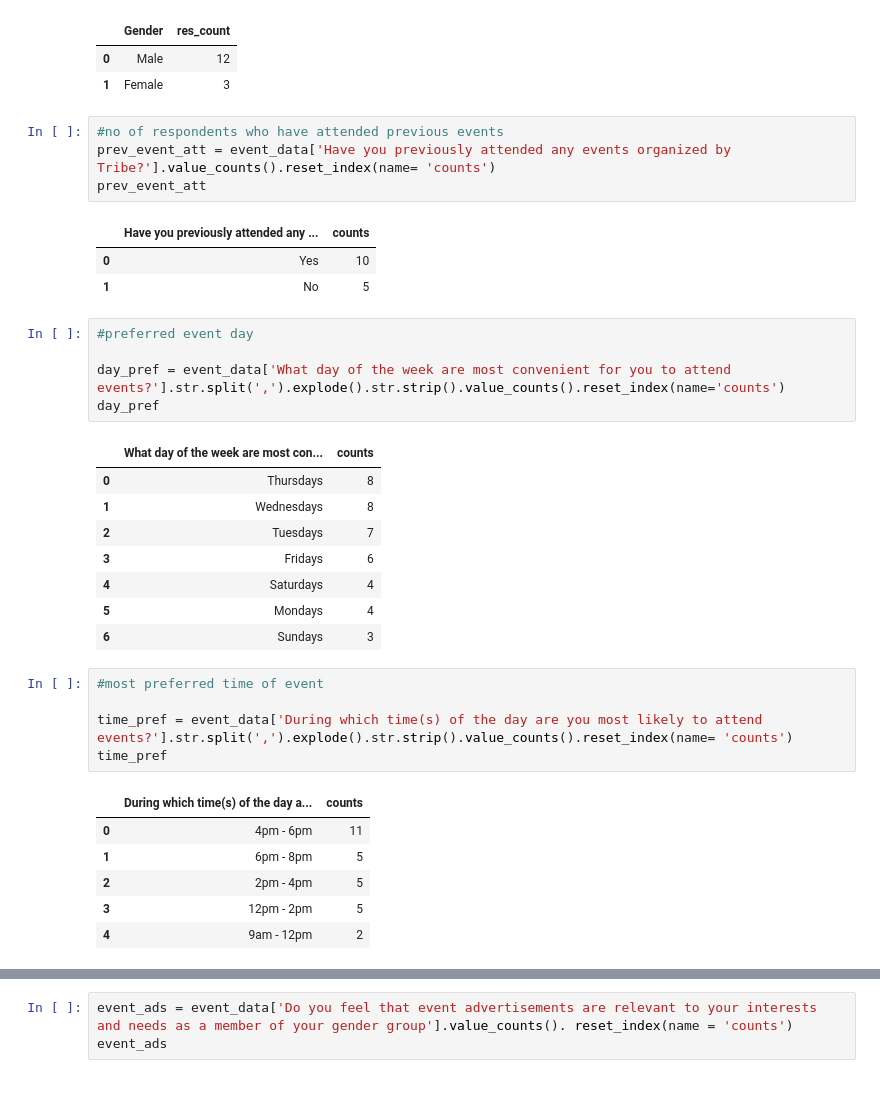
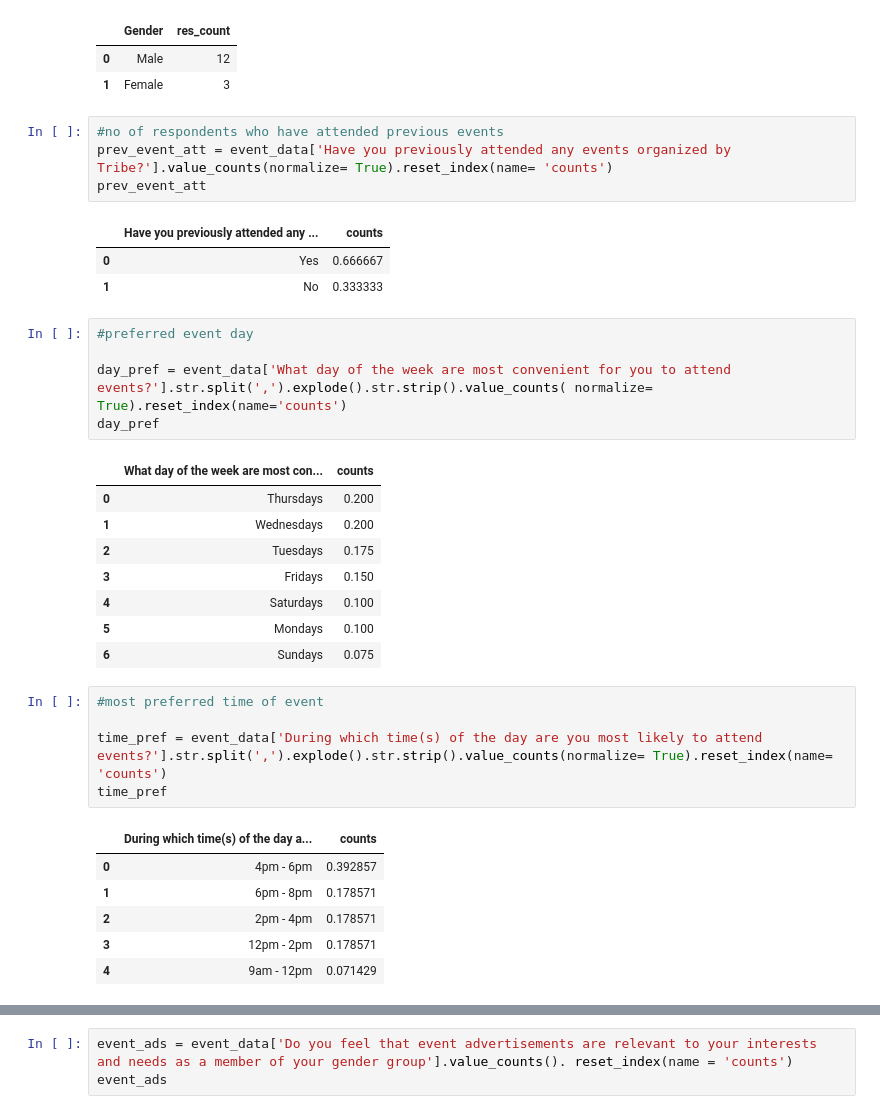
Before and after one commit to djibril968/Tribe_related_projects, a Jupyter notebook: spring_events_analytics.ipynb, the cells around one changed output, grey strips where cells are left out. Saved outputs shown, nothing was run; the diff lists cells and outputs as text.

Commit message:
spring_event_report

```diff
--- a/spring_events_analytics.ipynb
+++ b/spring_events_analytics.ipynb
@@ -157,38 +157,38 @@ gender_dist
 | 1 | Female | 3 |
 # %%
 #no of respondents who have attended previous events
-prev_event_att = event_data['Have you previously attended any events organized by Tribe?'].value_counts().reset_index(name= 'counts')
+prev_event_att = event_data['Have you previously attended any events organized by Tribe?'].value_counts(normalize= True).reset_index(name= 'counts')
 prev_event_att
 # %% [output]
 |  | Have you previously attended any ... | counts |
-| 0 | Yes | 10 |
-| 1 | No | 5 |
+| 0 | Yes | 0.666667 |
+| 1 | No | 0.333333 |
 # %%
 #preferred event day
 
-day_pref = event_data['What day of the week are most convenient for you to attend events?'].str.split(',').explode().str.strip().value_counts().reset_index(name='counts')
+day_pref = event_data['What day of the week are most convenient for you to attend events?'].str.split(',').explode().str.strip().value_counts( normalize= True).reset_index(name='counts')
 day_pref
 # %% [output]
 |  | What day of the week are most con... | counts |
-| 0 | Thursdays | 8 |
-| 1 | Wednesdays | 8 |
-| 2 | Tuesdays | 7 |
-| 3 | Fridays | 6 |
-| 4 | Saturdays | 4 |
-| 5 | Mondays | 4 |
-| 6 | Sundays | 3 |
+| 0 | Thursdays | 0.200 |
+| 1 | Wednesdays | 0.200 |
+| 2 | Tuesdays | 0.175 |
+| 3 | Fridays | 0.150 |
+| 4 | Saturdays | 0.100 |
+| 5 | Mondays | 0.100 |
+| 6 | Sundays | 0.075 |
 # %%
 #most preferred time of event
 
-time_pref = event_data['During which time(s) of the day are you most likely to attend events?'].str.split(',').explode().str.strip().value_counts().reset_index(name= 'counts')
+time_pref = event_data['During which time(s) of the day are you most likely to attend events?'].str.split(',').explode().str.strip().value_counts(normalize= True).reset_index(name= 'counts')
 time_pref
 # %% [output]
 |  | During which time(s) of the day a... | counts |
-| 0 | 4pm - 6pm | 11 |
-| 1 | 6pm - 8pm | 5 |
-| 2 | 2pm - 4pm | 5 |
-| 3 | 12pm - 2pm | 5 |
-| 4 | 9am - 12pm | 2 |
+| 0 | 4pm - 6pm | 0.392857 |
+| 1 | 6pm - 8pm | 0.178571 |
+| 2 | 2pm - 4pm | 0.178571 |
+| 3 | 12pm - 2pm | 0.178571 |
+| 4 | 9am - 12pm | 0.071429 |
 # %%
 #gender specific events
 
```
Also changed, not shown: parts of 2 cells of this notebook, 1 other file.
